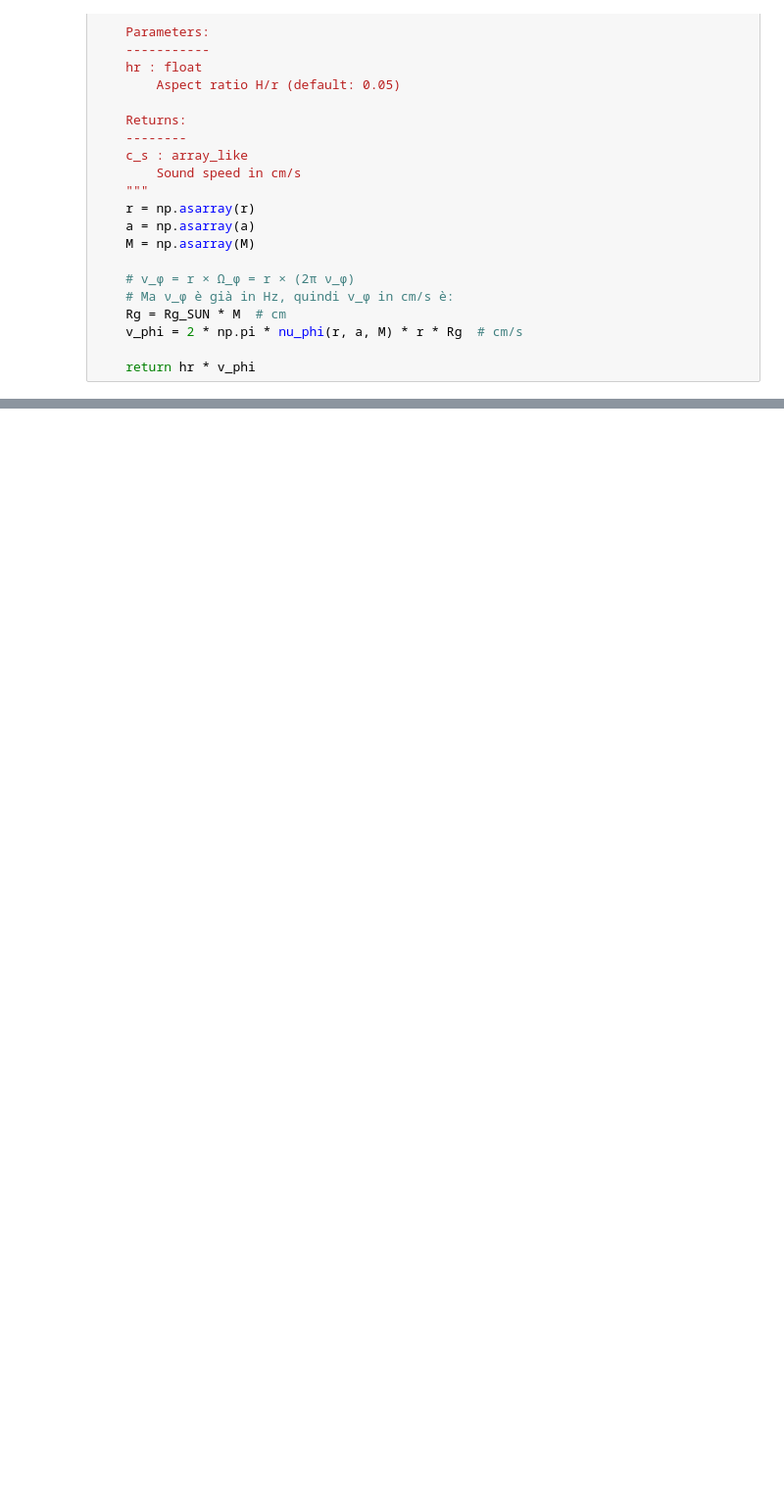
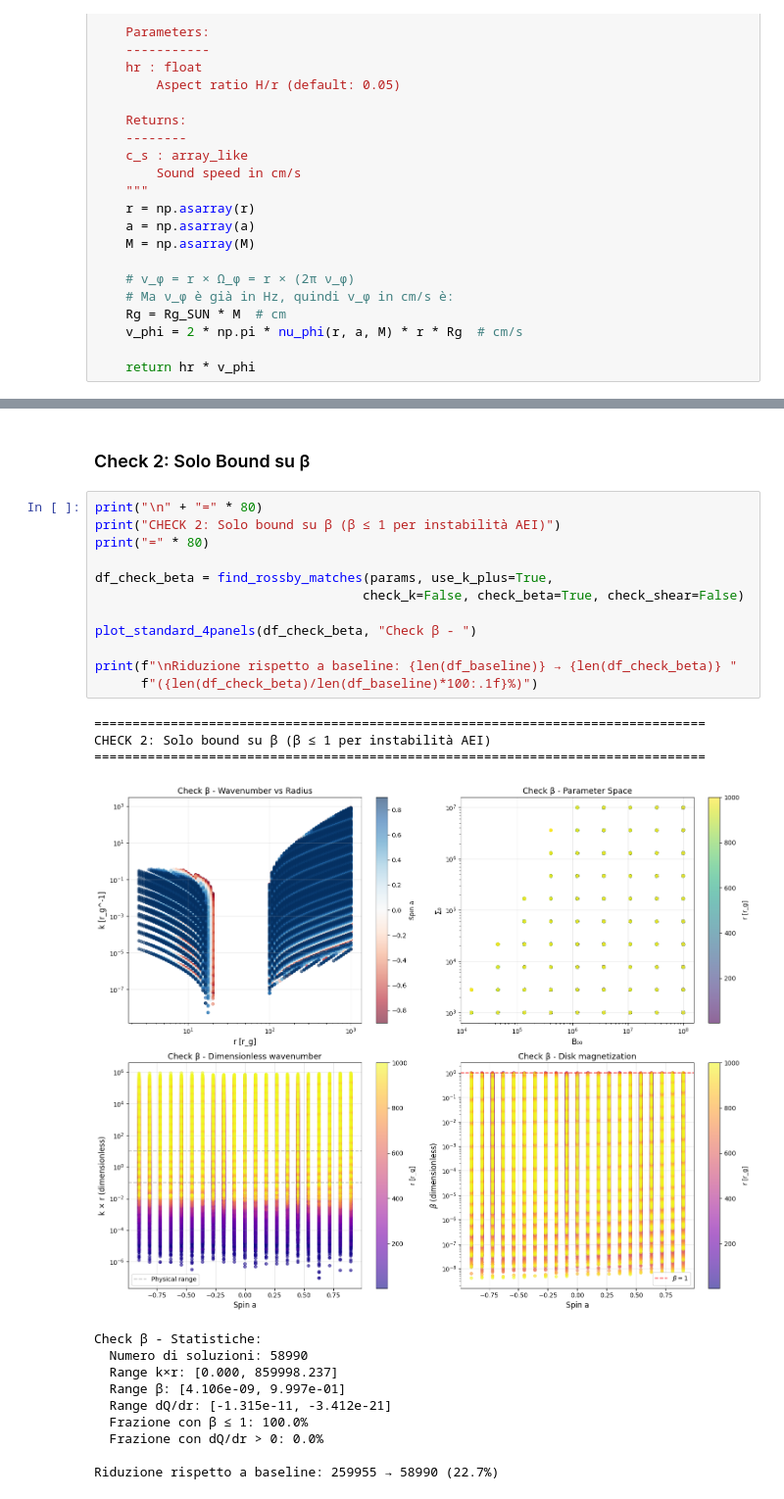
Before and after one commit to mauroghira/iuss_thesis, a Jupyter notebook: AEI.ipynb, the cells around one changed output, grey strips where cells are left out. Shown at 98% size. Saved outputs shown, nothing was run; the diff lists cells and outputs as text; blank space fills up the shorter version.

```diff
--- a/AEI.ipynb
+++ b/AEI.ipynb
@@ -360,0 +581,28 @@ else:
+# %% [markdown]
+### Check 2: Solo Bound su β
+# %%
+print("\n" + "=" * 80)
+print("CHECK 2: Solo bound su β (β ≤ 1 per instabilità AEI)")
+print("=" * 80)
+
+df_check_beta = find_rossby_matches(params, use_k_plus=True,
+                                   check_k=False, check_beta=True, check_shear=False)
+
+plot_standard_4panels(df_check_beta, "Check β - ")
+
+print(f"\nRiduzione rispetto a baseline: {len(df_baseline)} → {len(df_check_beta)} "
+      f"({len(df_check_beta)/len(df_baseline)*100:.1f}%)")
+# %% [output]
+================================================================================
+CHECK 2: Solo bound su β (β ≤ 1 per instabilità AEI)
+================================================================================
+[figure, added]
+Check β - Statistiche:
+  Numero di soluzioni: 58990
+  Range k×r: [0.000, 859998.237]
+  Range β: [4.106e-09, 9.997e-01]
+  Range dQ/dr: [-1.315e-11, -3.412e-21]
+  Frazione con β ≤ 1: 100.0%
+  Frazione con dQ/dr > 0: 0.0%
+
+Riduzione rispetto a baseline: 259955 → 58990 (22.7%)
```
Also changed, not shown: parts of 30 cells of this notebook, 2 other files.
